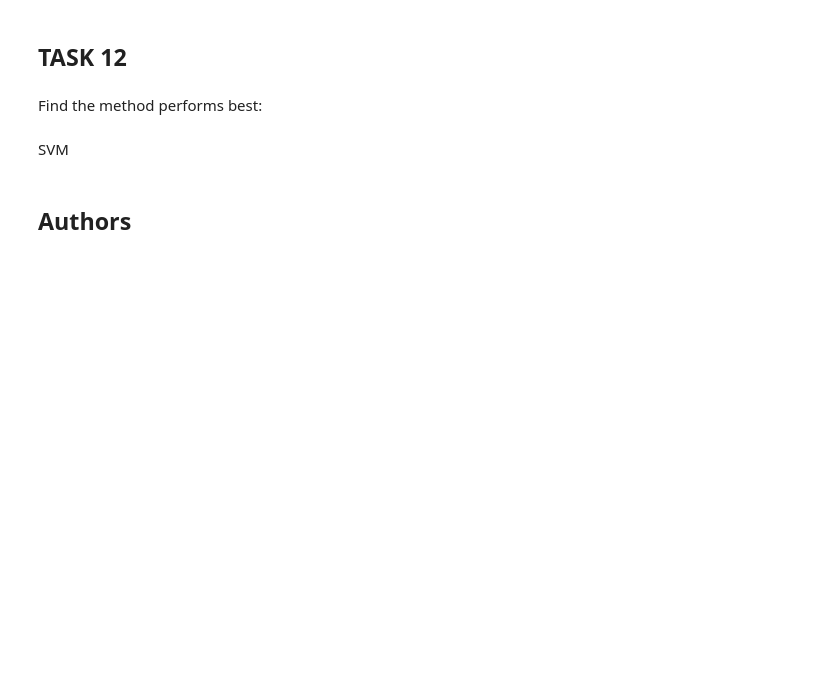
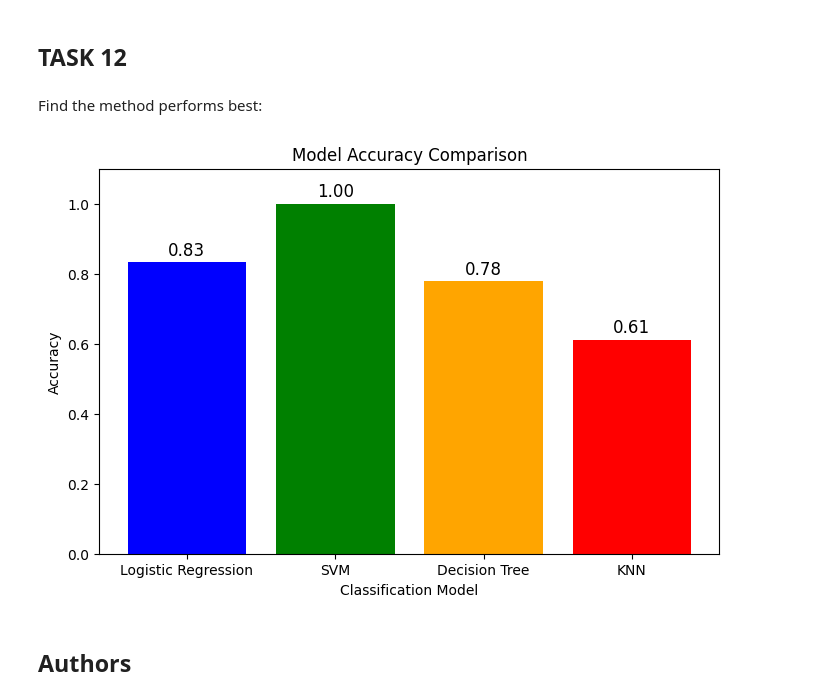
Before and after one commit to KevsWit/Winning-Space-Race-with-DS, a Jupyter notebook: SpaceX_Machine Learning Prediction_Part_5.ipynb, the cells around one changed output. Drawn from its saved outputs; the diff is of its cells as text; code cells hidden in the pictures; blank space fills up the shorter version.

Commit message:
Graph for best model
Graph for best model

```diff
--- a/SpaceX_Machine Learning Prediction_Part_5.ipynb
+++ b/SpaceX_Machine Learning Prediction_Part_5.ipynb
@@ -379,8 +379,31 @@ plot_confusion_matrix(Y_test,yhat)
 ## TASK  12
 # %% [markdown]
 Find the method performs best:
-# %% [markdown]
-SVM
+# %%
+import matplotlib.pyplot as plt
+
+# Define the model names and their corresponding accuracy scores
+models = ["Logistic Regression", "SVM", "Decision Tree", "KNN"]
+accuracy = [0.8333, 1.0, 0.7778, 0.6111]
+
+# Create the bar chart
+plt.figure(figsize=(8, 5))
+plt.bar(models, accuracy, color=['blue', 'green', 'orange', 'red'])
+
+# Add labels and title
+plt.xlabel("Classification Model")
+plt.ylabel("Accuracy")
+plt.title("Model Accuracy Comparison")
+
+# Display the accuracy values on top of the bars
+for i, v in enumerate(accuracy):
+    plt.text(i, v + 0.02, f"{v:.2f}", ha='center', fontsize=12)
+
+# Show the plot
+plt.ylim(0, 1.1)
+plt.show()
+# %% [output]
+[figure, added]
 # %% [markdown]
 ## Authors
 # %% [markdown]
```
